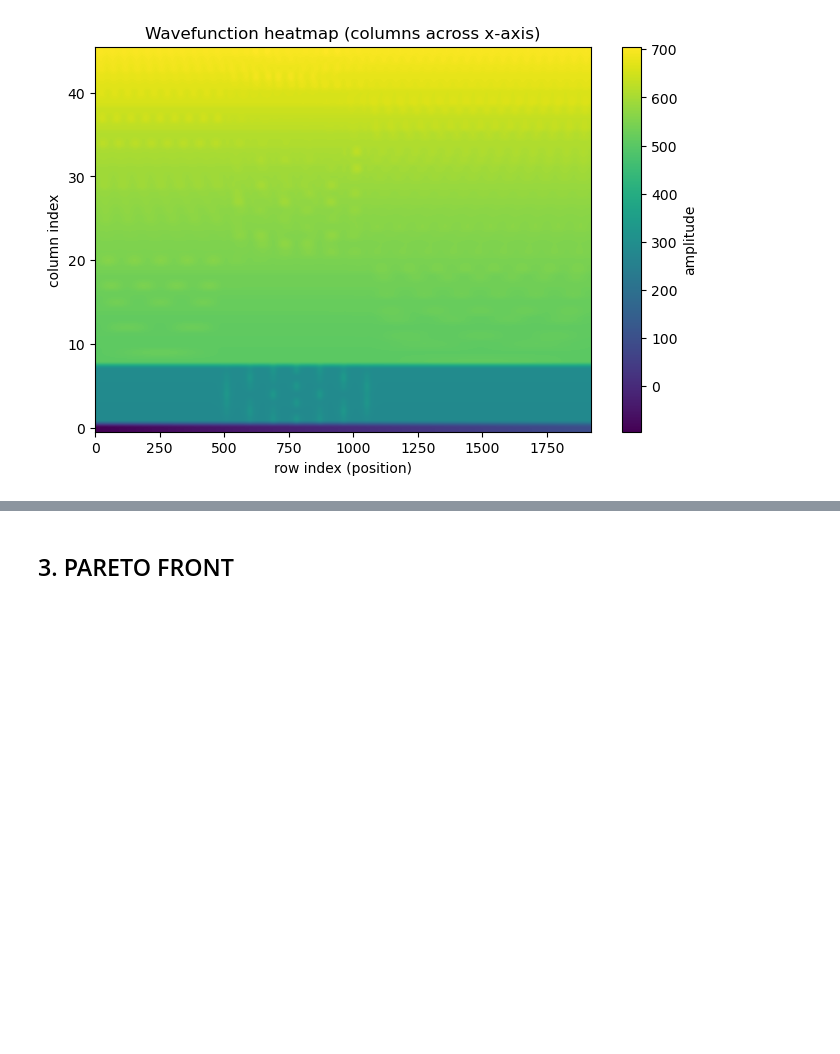
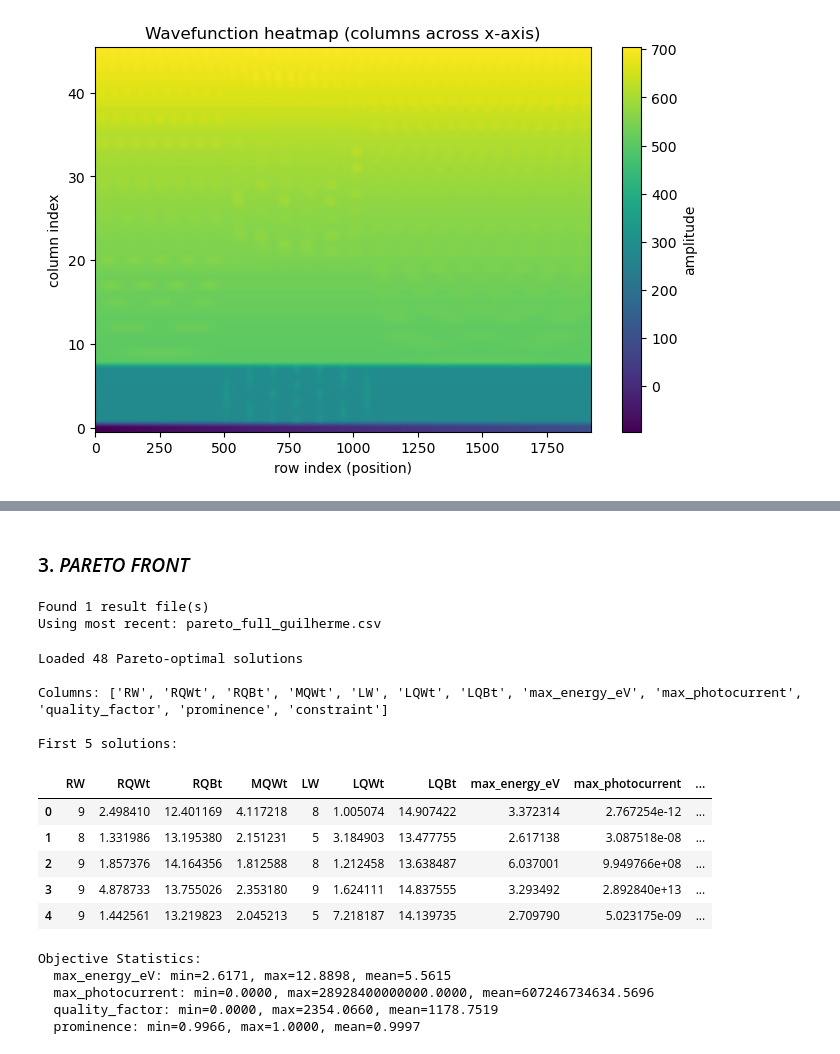
Before and after one commit to grigacci/nanocomp_qbmd, a Jupyter notebook: nanocomp/qbmdOptimGA.ipynb, the cells around one changed output, grey strips where cells are left out. Cells and saved outputs as stored; diff of their text form; code cells hidden in the pictures; blank space fills up the shorter version.

```diff
--- a/nanocomp/qbmdOptimGA.ipynb
+++ b/nanocomp/qbmdOptimGA.ipynb
@@ -108,2 +127,74 @@ if __name__ == "__main__":
 # %% [markdown]
-## 3. PARETO FRONT
+### 3. _PARETO_ _FRONT_
+# %%
+import os
+import glob
+import pandas as pd
+import matplotlib.pyplot as plt
+import numpy as np
+from pathlib import Path
+
+# Find the latest optimization results - use notebook location to find repo root
+notebook_dir = Path(os.getcwd())
+# Try multiple possible locations for the results directory
+possible_dirs = [
+    notebook_dir.parent / 'linux_executable' / 'optimization_results'
+]
+
+results_dir = None
+for d in possible_dirs:
+    if d.exists():
+        results_dir = d
+        break
+
+# List available result files
+if results_dir and results_dir.exists():
+    csv_files = list(results_dir.glob('pareto_full_*.csv'))
+    csv_files.sort(reverse=True)  # Most recent first
+
+    if csv_files:
+        print(f"Found {len(csv_files)} result file(s)")
+        print(f"Using most recent: {csv_files[0].name}")
+        latest_file = csv_files[0]
+    else:
+        print("No pareto_full_*.csv files found. Run the GA optimization first.")
+        latest_file = None
+else:
+    print(f"Results directory not found in any of the expected locations.")
+    print("Run the GA optimization first.")
+    latest_file = None
+# %% [output]
+Found 1 result file(s)
+Using most recent: pareto_full_guilherme.csv
+# %%
+# Load and display Pareto front data
+if latest_file:
+    df = pd.read_csv(latest_file)
+    print(f"\nLoaded {len(df)} Pareto-optimal solutions")
+    print("\nColumns:", list(df.columns))
+    print("\nFirst 5 solutions:")
+    display(df.head())
+
+    # Summary statistics
+    print("\nObjective Statistics:")
+    obj_cols = ['max_energy_eV', 'max_photocurrent', 'quality_factor', 'prominence']
+    for col in obj_cols:
+        if col in df.columns:
+            print(f"  {col}: min={df[col].min():.4f}, max={df[col].max():.4f}, mean={df[col].mean():.4f}")
+# %% [output]
+Loaded 48 Pareto-optimal solutions
+
+Columns: ['RW', 'RQWt', 'RQBt', 'MQWt', 'LW', 'LQWt', 'LQBt', 'max_energy_eV', 'max_photocurrent', 'quality_factor', 'prominence', 'constraint']
+
+First 5 solutions:
+|  | RW | RQWt | RQBt | MQWt | LW | LQWt | LQBt | max_energy_eV | max_photocurrent | ... |
+| 0 | 9 | 2.498410 | 12.401169 | 4.117218 | 8 | 1.005074 | 14.907422 | 3.372314 | 2.767254e-12 | ... |
+| 1 | 8 | 1.331986 | 13.195380 | 2.151231 | 5 | 3.184903 | 13.477755 | 2.617138 | 3.087518e-08 | ... |
+| 2 | 9 | 1.857376 | 14.164356 | 1.812588 | 8 | 1.212458 | 13.638487 | 6.037001 | 9.949766e+08 | ... |
+| 3 | 9 | 4.878733 | 13.755026 | 2.353180 | 9 | 1.624111 | 14.837555 | 3.293492 | 2.892840e+13 | ... |
+| 4 | 9 | 1.442561 | 13.219823 | 2.045213 | 5 | 7.218187 | 14.139735 | 2.709790 | 5.023175e-09 | ... |
+Objective Statistics:
+  max_energy_eV: min=2.6171, max=12.8898, mean=5.5615
+  max_photocurrent: min=0.0000, max=28928400000000.0000, mean=607246734634.5696
+  quality_factor: min=0.0000, max=2354.0660, mean=1178.7519
+  prominence: min=0.9966, max=1.0000, mean=0.9997
```
Also changed, not shown: parts of 7 cells of this notebook, 7 other files.
